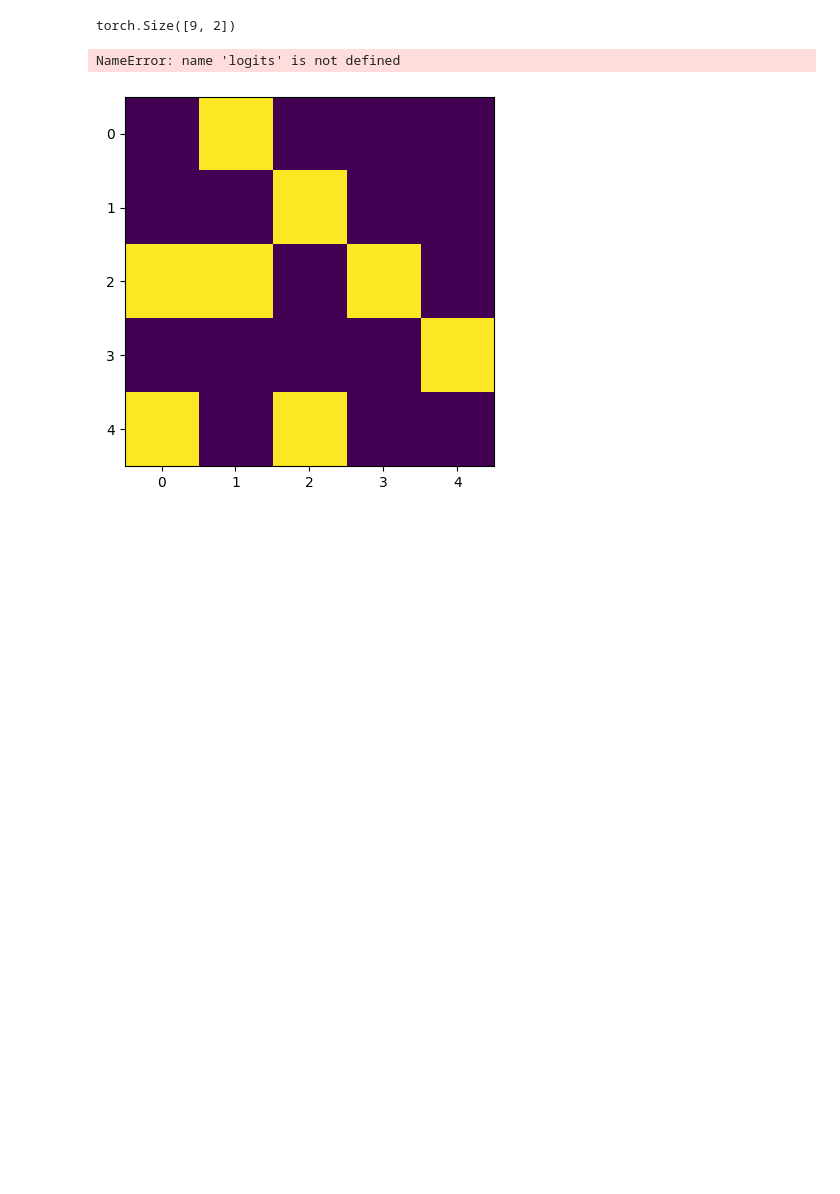
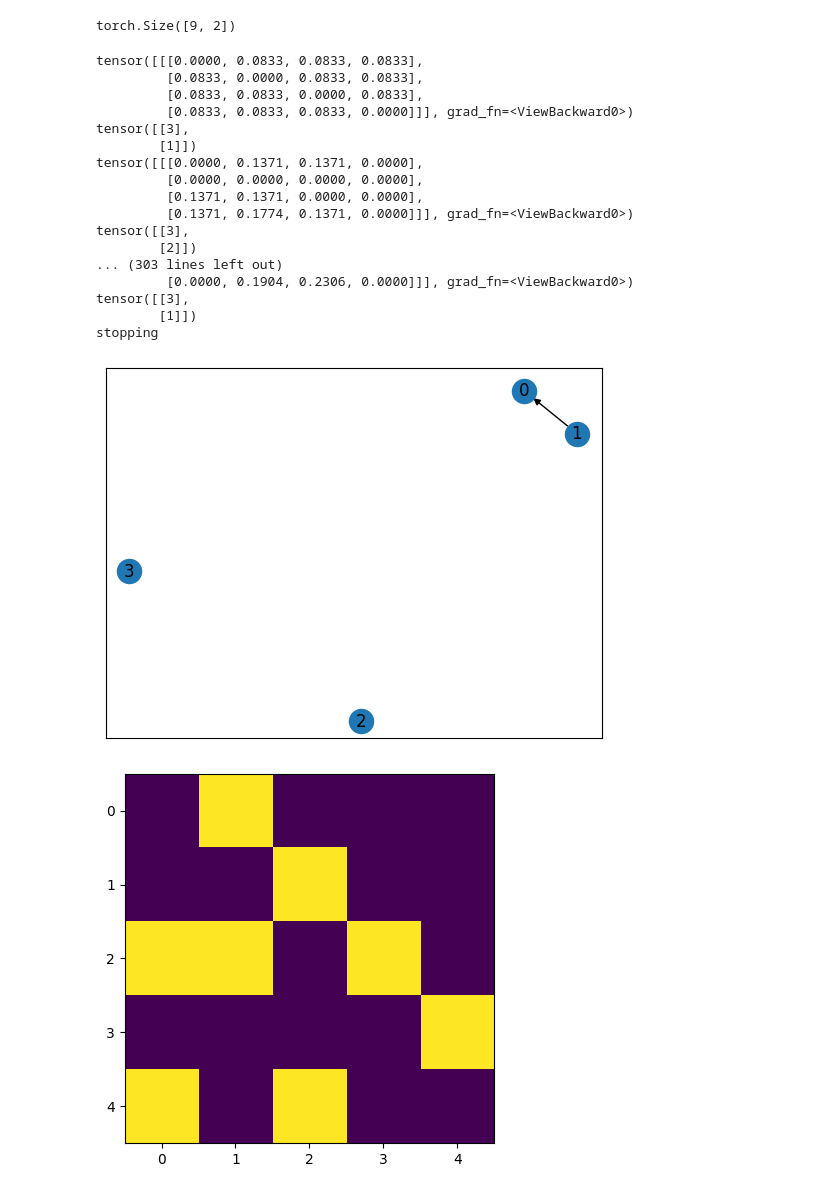
Before and after one commit to jeremygatineau/GFlow-Net-for-Latent-Graph-Representation, a Jupyter notebook: test.ipynb, the cells around one changed output. Cells and saved outputs as stored; diff of their text form; code cells hidden in the pictures; blank space fills up the shorter version.

```diff
--- a/test.ipynb
+++ b/test.ipynb
@@ -154,40 +154,66 @@ net_config_gfn = {
     'obs_channels': 3,
     'num_conv_layers': 5,
     'obs_size': 200,
-    'max_nodes': 10,
+    'max_nodes': 4,
     'embedding_dim': 10,
     'dropout': 0.1,
     'num_heads': 2,
     'num_transformer_blocks': 4,
     'num_tb_stop_heads': 4,
     'num_tb_transition_heads': 4,
     'num_variables' : 10
 }
 
 # test the conditional flow model
 gflownet = ConditionalFlowModel(net_config_gfn)
 # random observation, image of size N x N x 3
 observation = torch.randn(1, net_config_gfn['obs_size'], net_config_gfn['obs_size'], 3)
 # initialize adjacency matrix at 0
 adj = torch.zeros((1, net_config_gfn['max_nodes'], net_config_gfn['max_nodes']))
 # initialize node embeddings, of size (B=1, max_nodes, embedding_dim)
 node_embeddings = torch.randn(1, net_config_gfn['max_nodes'], net_config_gfn['embedding_dim'])
 MAX_ITER = 100
 # generate random DAG
 stop = 0
 for _ in range(MAX_ITER):
     # reshape observation to be B x C x N x N
     observation = observation.view(1, 3, net_config_gfn['obs_size'], net_config_gfn['obs_size'])
     # gflownet is forward takes arguments: adj, node_embeddings, obs, mask
     transition_probs, stop_prob = gflownet(adj, node_embeddings, observation, get_mask(adj[0]))
     stop = torch.bernoulli(stop_prob).item()
     if stop:
+        print('stopping')
         break
+
+    transition_probs = transition_probs.view(net_config_gfn['max_nodes'], net_config_gfn['max_nodes'])
     # sample an edge to add
-    edge = torch.multinomial(F.softmax(transition_probs, dim=0), 1).view(-1)
-    adj[1, edge[0], edge[1]] = 1
+
+    edge = torch.multinomial(transition_probs.view(-1), 1)
+    edge = torch.tensor(np.unravel_index(edge, (net_config_gfn['max_nodes'], net_config_gfn['max_nodes'])))
+    # toggle the edge in the adjacency matrix
+    adj[0, edge[0], edge[1]] = 1 - adj[0, edge[0], edge[1]]
+
+# visualize the DAG
+visualize_dag(node_embeddings[0], adj[0].long())
 # %% [output]
-NameError: name 'logits' is not defined
+tensor([[[0.0000, 0.0833, 0.0833, 0.0833],
+         [0.0833, 0.0000, 0.0833, 0.0833],
+         [0.0833, 0.0833, 0.0000, 0.0833],
+         [0.0833, 0.0833, 0.0833, 0.0000]]], grad_fn=<ViewBackward0>)
+tensor([[3],
+        [1]])
+tensor([[[0.0000, 0.1371, 0.1371, 0.0000],
+         [0.0000, 0.0000, 0.0000, 0.0000],
+         [0.1371, 0.1371, 0.0000, 0.0000],
+         [0.1371, 0.1774, 0.1371, 0.0000]]], grad_fn=<ViewBackward0>)
+tensor([[3],
+        [2]])
+... (303 lines left out)
+         [0.0000, 0.1904, 0.2306, 0.0000]]], grad_fn=<ViewBackward0>)
+tensor([[3],
+        [1]])
+stopping
+[figure, added]
 # %%
 from matplotlib import pyplot as plt
 adjacency = torch.tensor([[0, 1, 0, 0, 0], [0, 0, 1, 0, 0], [1, 1, 0, 1, 0], [0, 0, 0, 0, 1], [1, 0, 1, 0, 0]])
```
Also changed, not shown: parts of 6 cells of this notebook, 27 other files.
